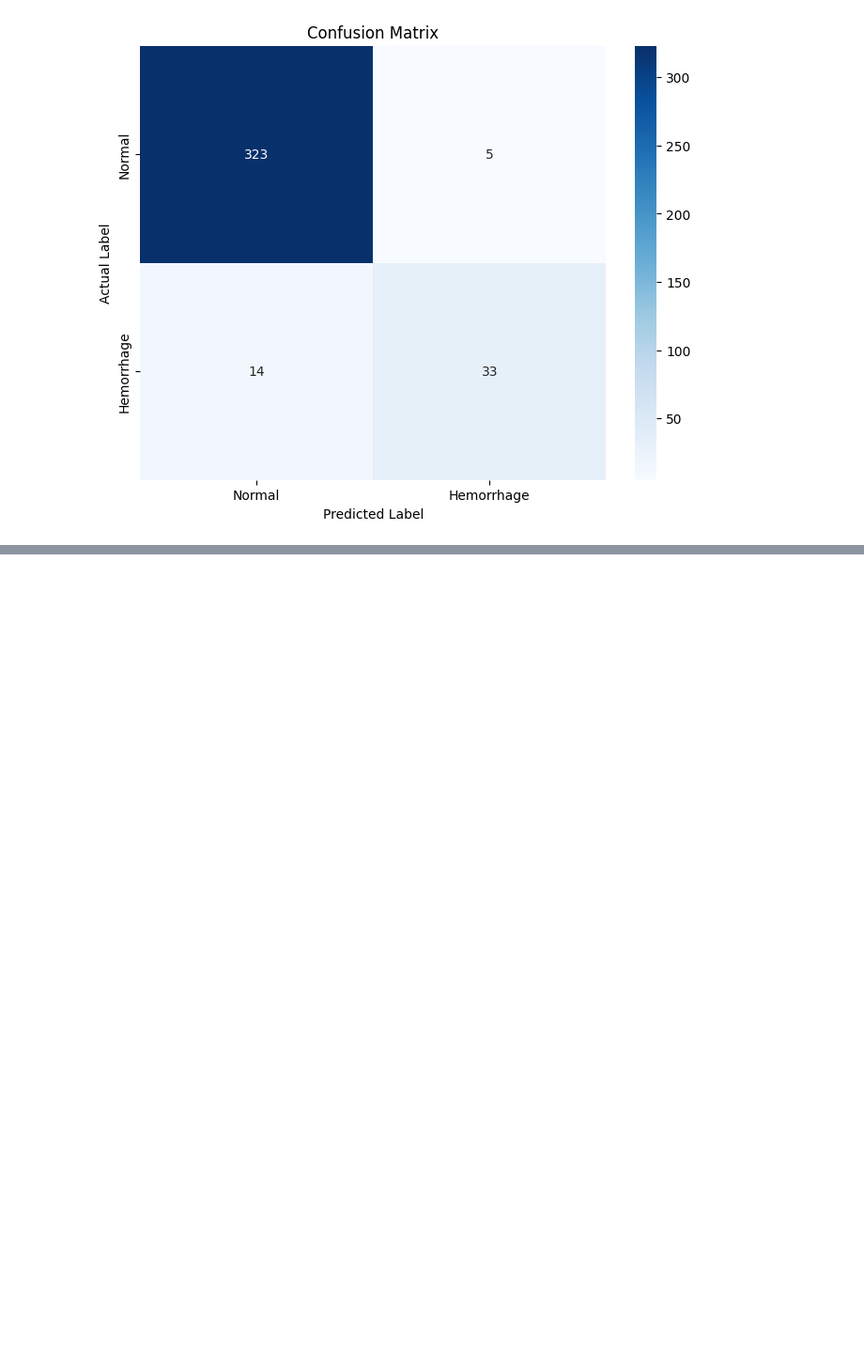
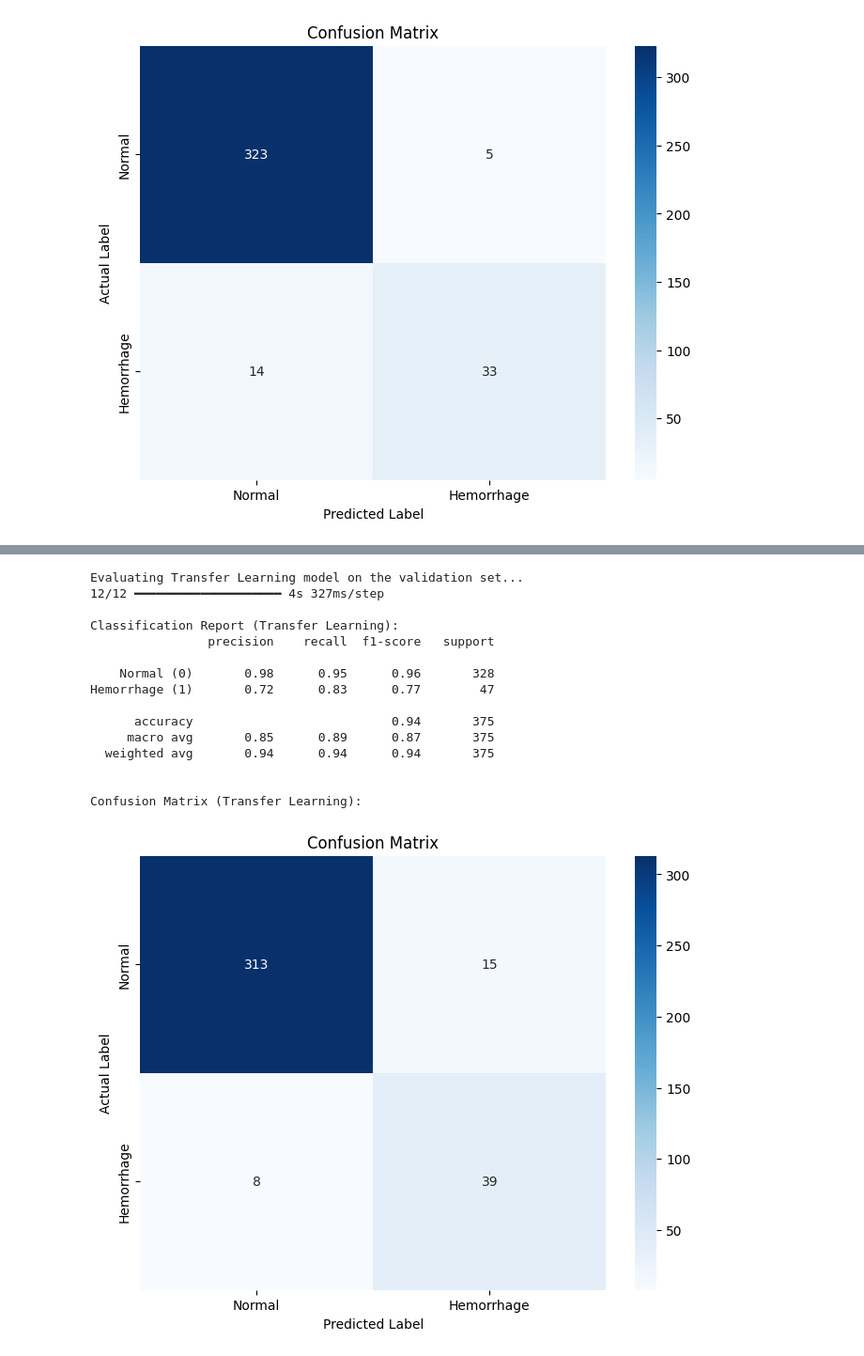
Before and after one commit to khadkadiwakar/Intercranial-Hemorrhage-Detection-, a Jupyter notebook: notebooks/2.0-model-prototyping.ipynb, the cells around one changed output, grey strips where cells are left out. Shown at 94% size. Saved outputs shown, nothing was run; the diff lists cells and outputs as text; code cells hidden in the pictures; blank space fills up the shorter version.

```diff
--- a/notebooks/2.0-model-prototyping.ipynb
+++ b/notebooks/2.0-model-prototyping.ipynb
@@ -382,0 +545,15 @@ Confusion Matrix (CNN):
+# %%
+# Re-compile the model with a very low learning rate
+model_tl.compile(
+    optimizer=tf.keras.optimizers.Adam(learning_rate=1e-5), # Low learning rate
+    loss='binary_crossentropy',
+    metrics=['accuracy']
+)
+# %%
+print("\nFine-tuning the model...")
+history_fine_tune = model_tl.fit(
+    X_train_tl,
+    y_train_tl,
+    validation_data=(X_val_tl, y_val_tl),
+    epochs=10 # Train for another 10 epochs
+)
@@ -382,0 +578,32 @@ Confusion Matrix (CNN):
+# %%
+# --- 16. Evaluate the Transfer Learning Model ---
+print("\nEvaluating Transfer Learning model on the validation set...")
+
+# Make predictions
+y_pred_proba_tl = model_tl.predict(X_val_tl)
+y_pred_tl = (y_pred_proba_tl > 0.5).astype(int)
+
+# Print the classification report
+print("\nClassification Report (Transfer Learning):")
+print(classification_report(y_val_tl, y_pred_tl, target_names=['Normal (0)', 'Hemorrhage (1)']))
+
+# Plot the confusion matrix
+print("\nConfusion Matrix (Transfer Learning):")
+plot_confusion_matrix(y_val_tl, y_pred_tl, class_names=['Normal', 'Hemorrhage'])
+# %% [output]
+Evaluating Transfer Learning model on the validation set...
+12/12 ━━━━━━━━━━━━━━━━━━━━ 4s 327ms/step
+
+Classification Report (Transfer Learning):
+                precision    recall  f1-score   support
+
+    Normal (0)       0.98      0.95      0.96       328
+Hemorrhage (1)       0.72      0.83      0.77        47
+
+      accuracy                           0.94       375
+     macro avg       0.85      0.89      0.87       375
+  weighted avg       0.94      0.94      0.94       375
+
+
+Confusion Matrix (Transfer Learning):
+[figure, added]
```
Also changed, not shown: parts of 7 cells of this notebook.
